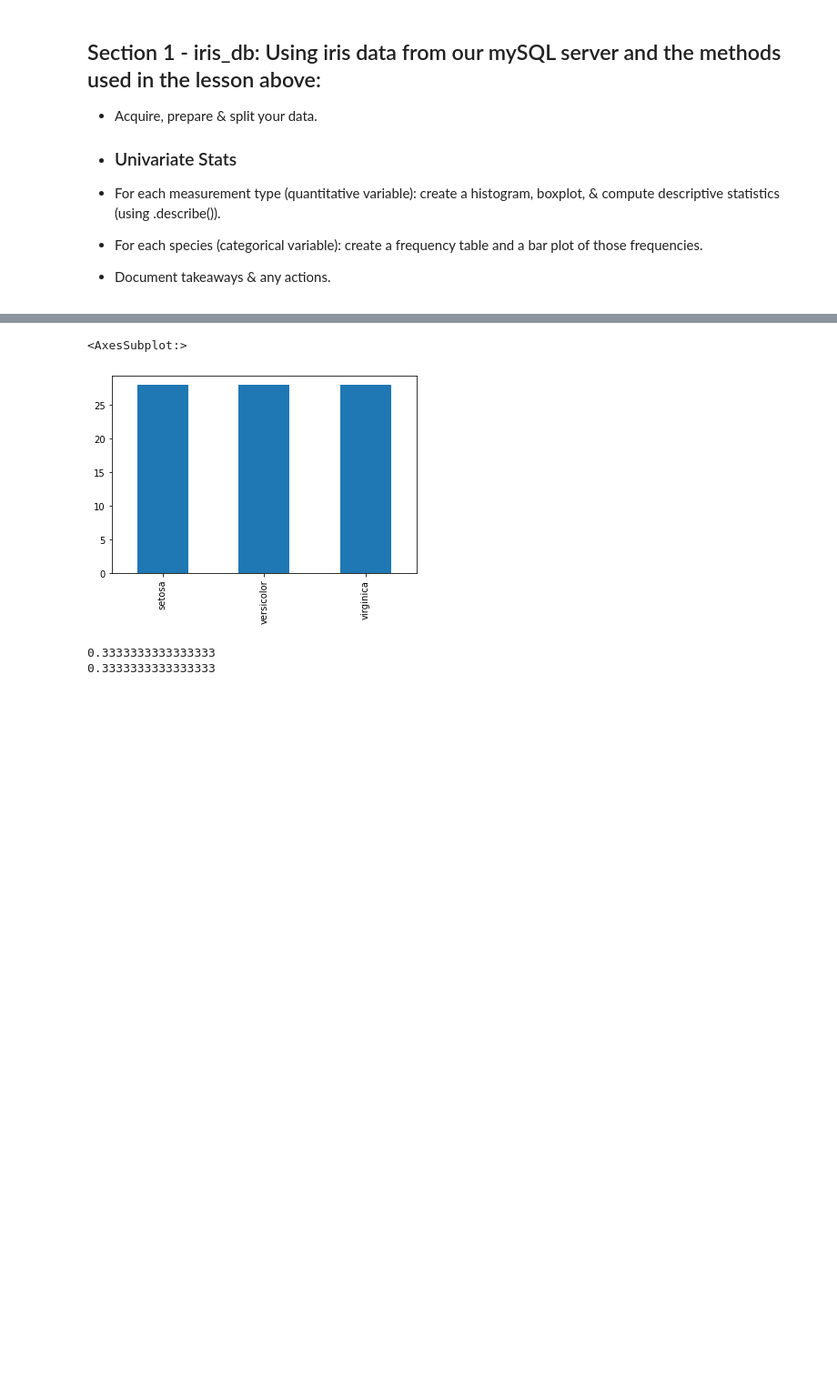
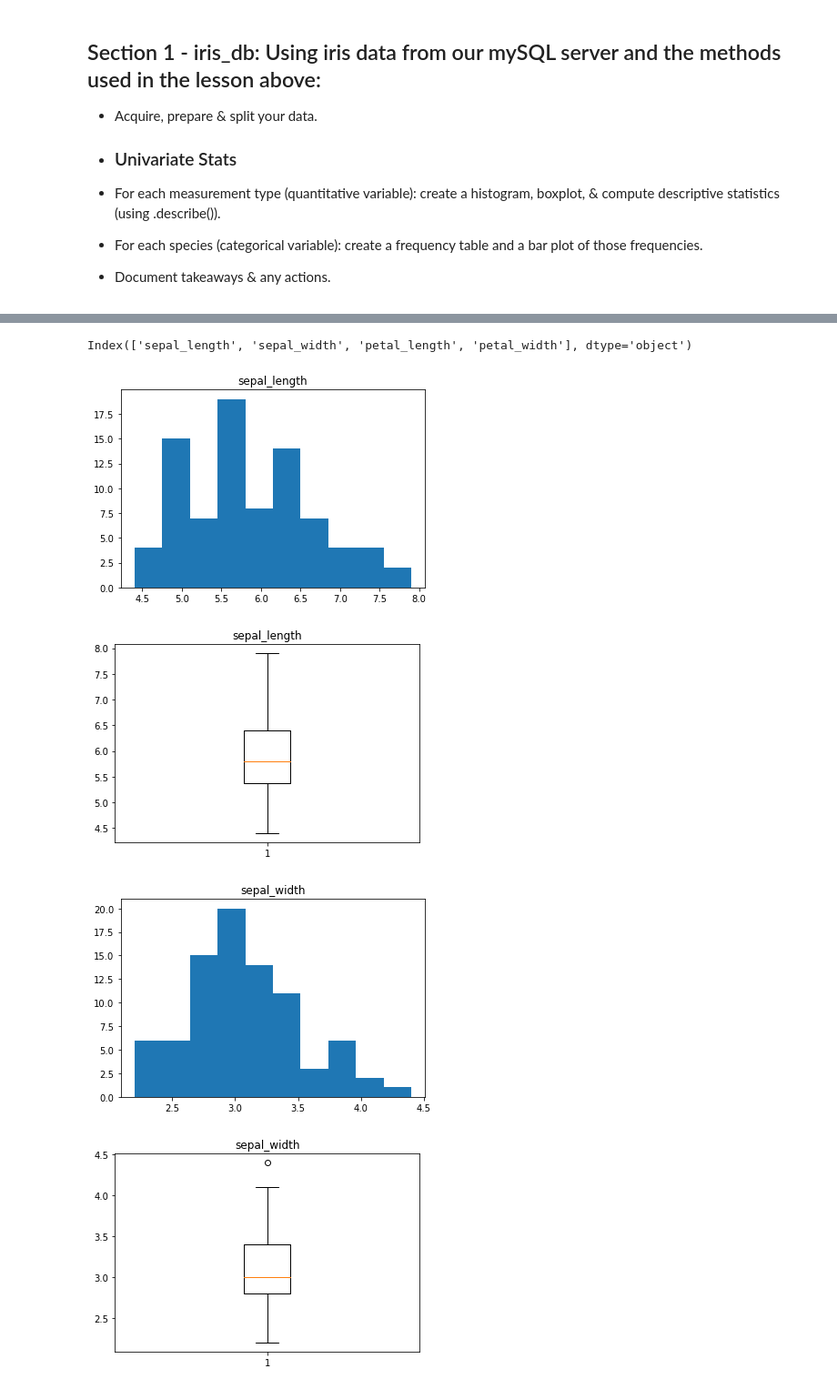
Before and after one commit to Saroj6632/classification-exercises, a Jupyter notebook: classification_exercises.ipynb, the cells around one changed output, grey strips where cells are left out. Shown: that part at 91% size. Saved outputs shown, nothing was run; the diff lists cells and outputs as text; code cells hidden in the pictures; blank space fills up the shorter version.

```diff
--- a/classification_exercises.ipynb
+++ b/classification_exercises.ipynb
@@ -235,11 +229,19 @@ train.species.hist()
 # %%
-train.species.value_counts().sort_index().plot.bar()
+#plotting all the numeric columns
+num_col = train.columns[[train[col].dtype=='float64' for col in train.columns]]
+num_col
 # %% [output]
-<AxesSubplot:>
+Index(['sepal_length', 'sepal_width', 'petal_length', 'petal_width'], dtype='object')
-[figure, removed]
 # %%
-print(train.versicolor.mean())
-print(train.virginica.mean())
+for col in num_col:
+    plt.hist(train[col])
+    plt.title(col)
+    plt.show()
+    plt.boxplot(train[col])
+    plt.title(col)
+    plt.show()
 # %% [output]
-0.3333333333333333
-0.3333333333333333
+[figure, added]
+[figure, added]
+[figure, added]
+[figure, added]
```
Also changed, not shown: parts of 51 cells of this notebook.
